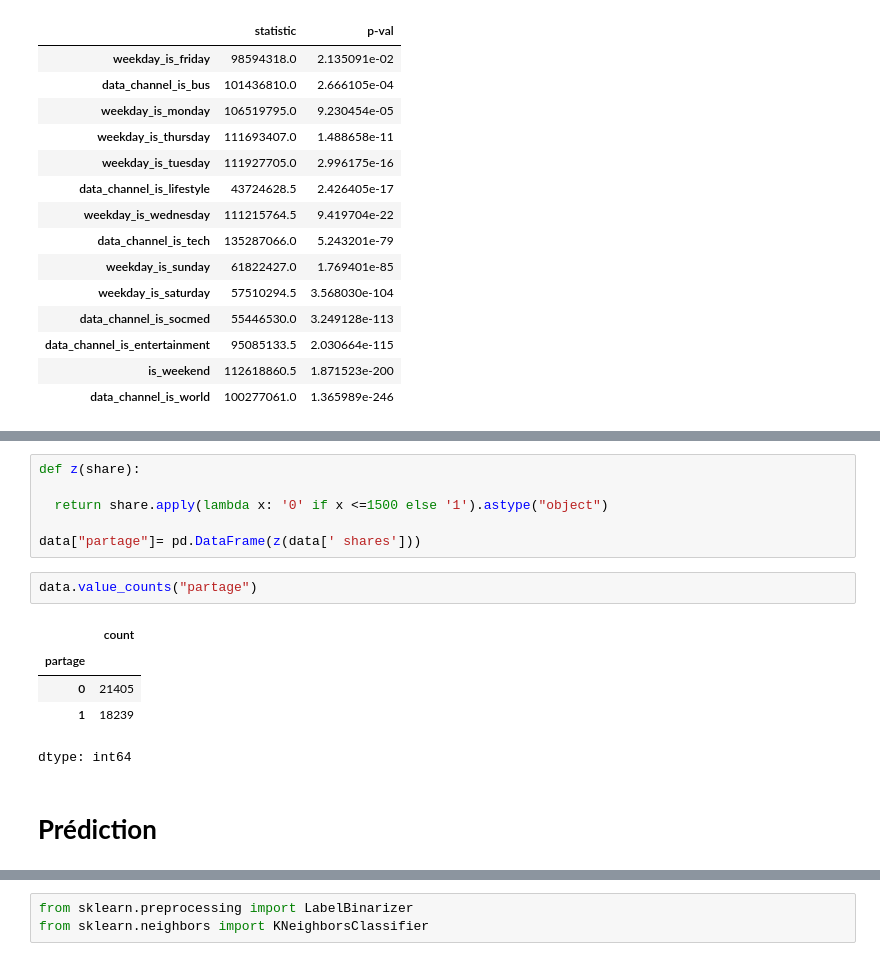
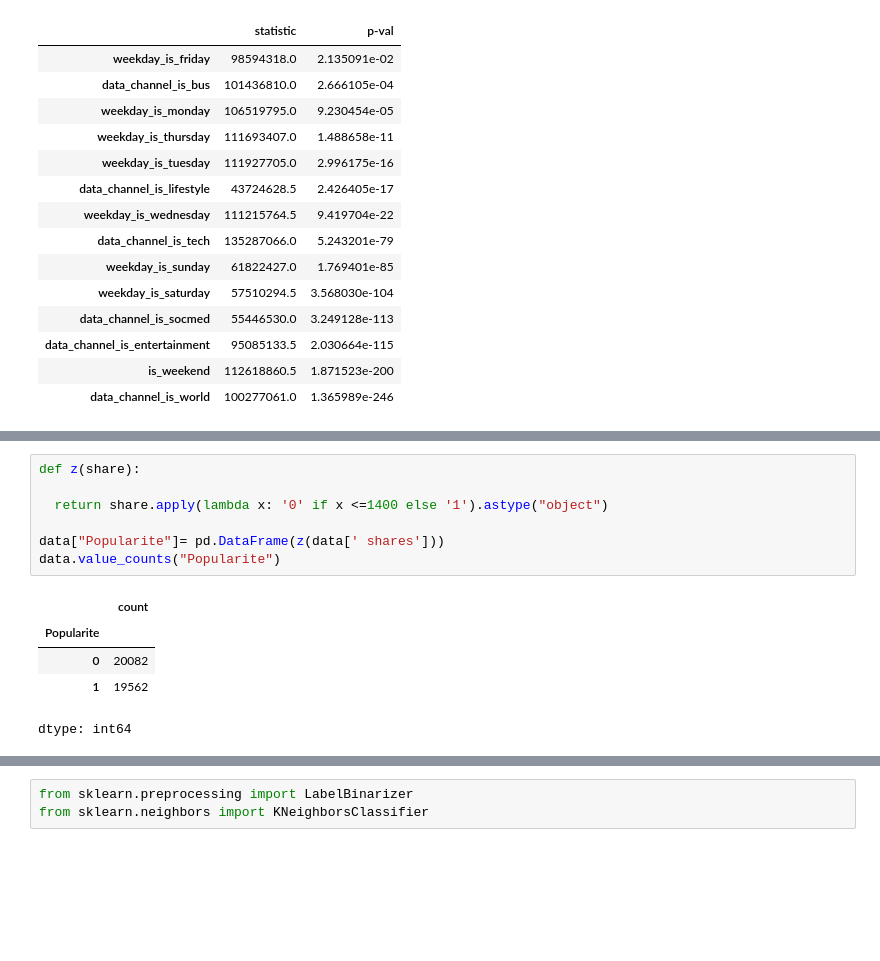
Before and after one commit to bigirimanainnocent12/Apprentissage_automatique, a Jupyter notebook: Apprentissage_Automatique.ipynb, the cells around one changed output, grey strips where cells are left out. Cells and saved outputs as stored; diff of their text form; blank space fills up the shorter version.

```diff
--- a/Apprentissage_Automatique.ipynb
+++ b/Apprentissage_Automatique.ipynb
@@ -357,16 +359,13 @@ test_resulat[test_resulat["p-val"]< 0.05].sort_values(by="p-val",ascending=False
 # %%
 def z(share):
 
-  return share.apply(lambda x: '0' if x <=1500 else '1').astype("object")
+  return share.apply(lambda x: '0' if x <=1400 else '1').astype("object")
 
-data["partage"]= pd.DataFrame(z(data[' shares']))
+data["Popularite"]= pd.DataFrame(z(data[' shares']))
+data.value_counts("Popularite")
+# %% [output]
+|  | count |
+| Popularite |  |
+| 0 | 20082 |
+| 1 | 19562 |
+dtype: int64
-# %%
-data.value_counts("partage")
-# %% [output]
-|  | count |
-| partage |  |
-| 0 | 21405 |
-| 1 | 18239 |
-dtype: int64
-# %% [markdown]
-# **Prédiction**
```
Also changed, not shown: parts of 10 cells of this notebook.
